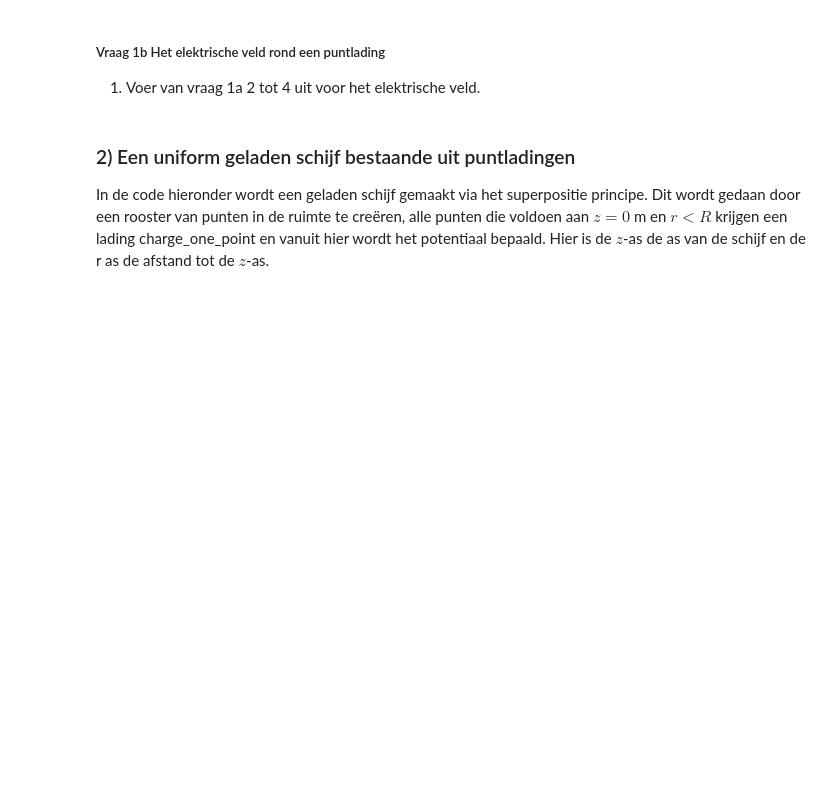
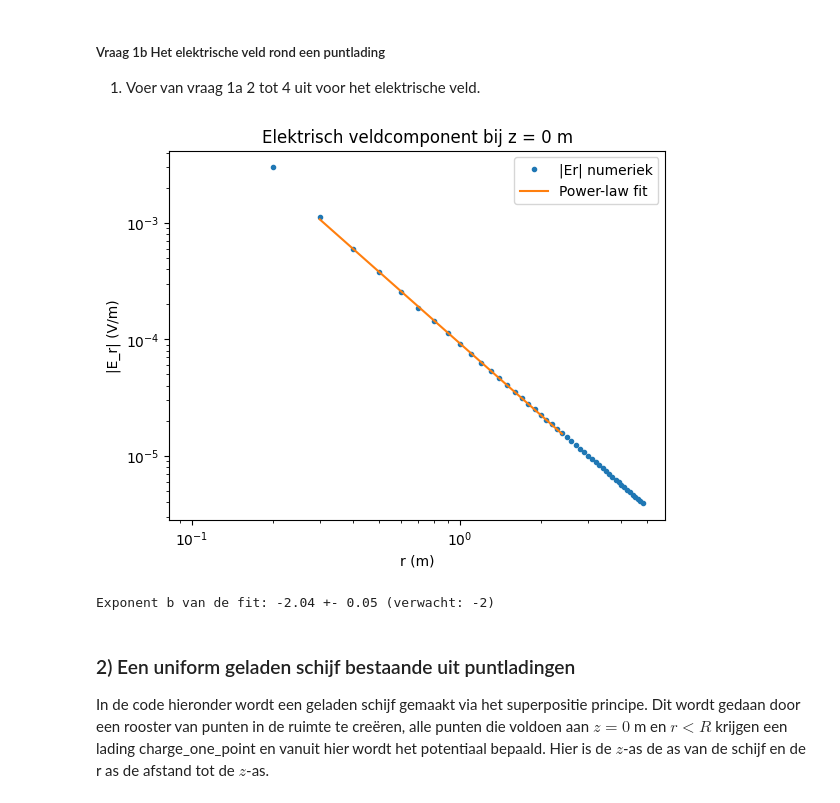
Before and after one commit to Ikbenjamin07/opdrachten-DEF-D, a Jupyter notebook: DigitaleOntwerpopdrachten/1CondensatorOpdracht/CondensatorOntwerpopdracht.ipynb, the cells around one changed output. Cells and saved outputs as stored; diff of their text form; code cells hidden in the pictures; blank space fills up the shorter version.

```diff
--- a/DigitaleOntwerpopdrachten/1CondensatorOpdracht/CondensatorOntwerpopdracht.ipynb
+++ b/DigitaleOntwerpopdrachten/1CondensatorOpdracht/CondensatorOntwerpopdracht.ipynb
@@ -96,7 +124,39 @@ plot_results_pt_charge_at_origin(Ez, Er, normE, V, r, z, grid_step)
 # %%
 ###
 ###Hier jouw code###
 ###
+
+# Gebruik de juiste z-index voor Er (Er hoort bij z_for_E, niet bij z)
+i_z_0_E = np.argmin(np.abs(z_for_E))
+
+# Neem absolute waarde voor log-fit en kies een betrouwbaar fit-bereik
+E_r_axis = np.abs(Er[i_z_0_E, :])
+mask = (r_for_E > 0.3) & (r_for_E < 2.5) & (E_r_axis > 0)
+
+r_fit_data = r_for_E[mask]
+E_fit_data = E_r_axis[mask]
+
+# Fit in log-log ruimte: log(E) = c + b*log(r)
+b_fit, c_fit = np.polyfit(np.log(r_fit_data), np.log(E_fit_data), 1)
+a_fit = np.exp(c_fit)
+
+x_fit = np.linspace(r_fit_data.min(), r_fit_data.max(), 200)
+y_fit = a_fit * x_fit**b_fit
+
+plt.figure()
+plt.plot(r_for_E, E_r_axis, '.', label='|Er| numeriek')
+plt.plot(x_fit, y_fit, '-', label='Power-law fit')
+plt.xlabel('r (m)')
+plt.xscale('log')
+plt.ylabel('|E_r| (V/m)')
+plt.yscale('log')
+plt.title('Elektrisch veldcomponent bij z = 0 m')
+plt.legend(); plt.show()
+
+print(f'Exponent b van de fit: {b_fit:.2f} +- {np.sqrt(np.diag(pcov)[1]):.2f} (verwacht: -2)')
+# %% [output]
+[figure, added]
+Exponent b van de fit: -2.04 +- 0.05 (verwacht: -2)
 # %% [markdown]
 ### 2) Een uniform geladen schijf bestaande uit puntladingen
 
```
Also changed, not shown: parts of 5 cells of this notebook.
